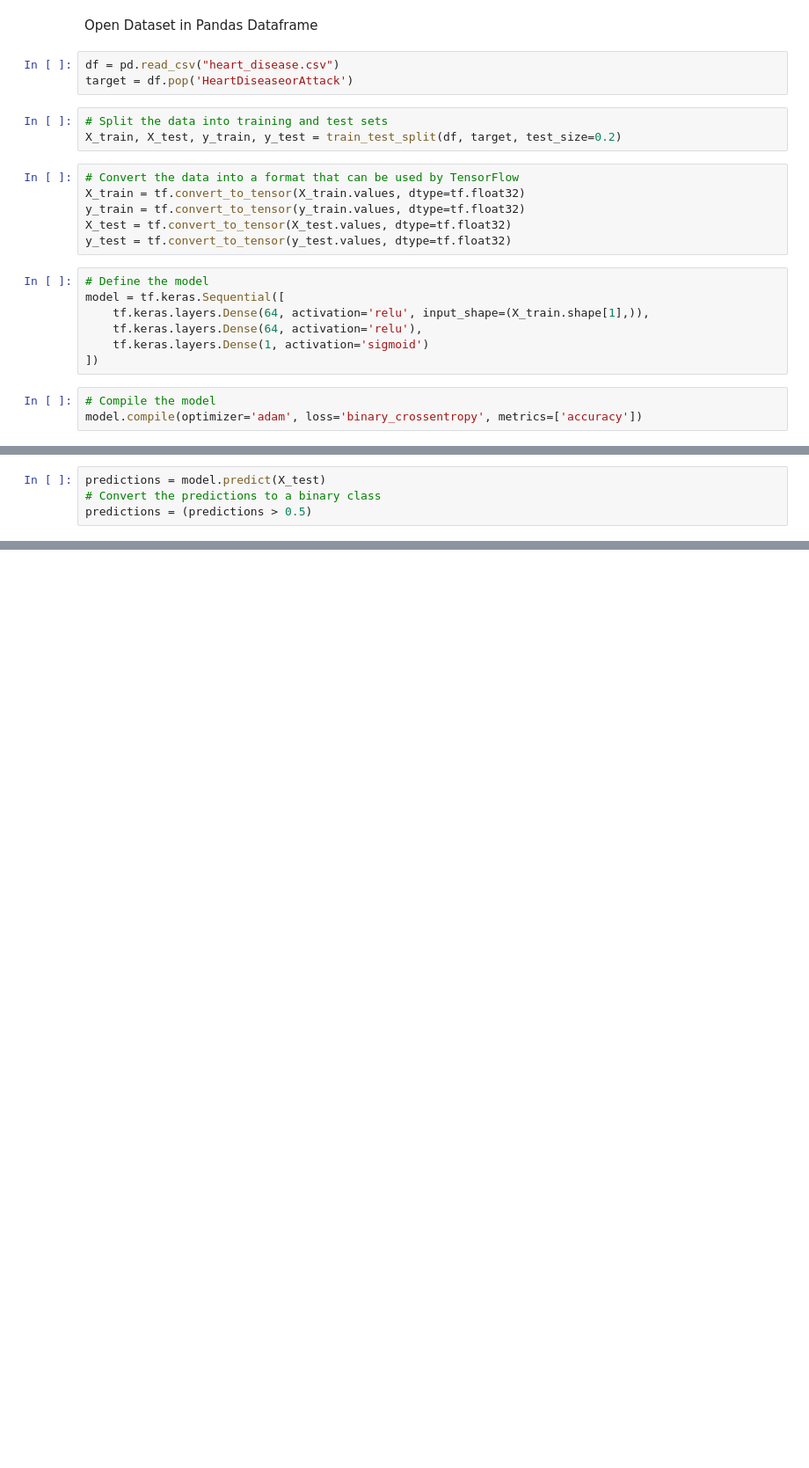
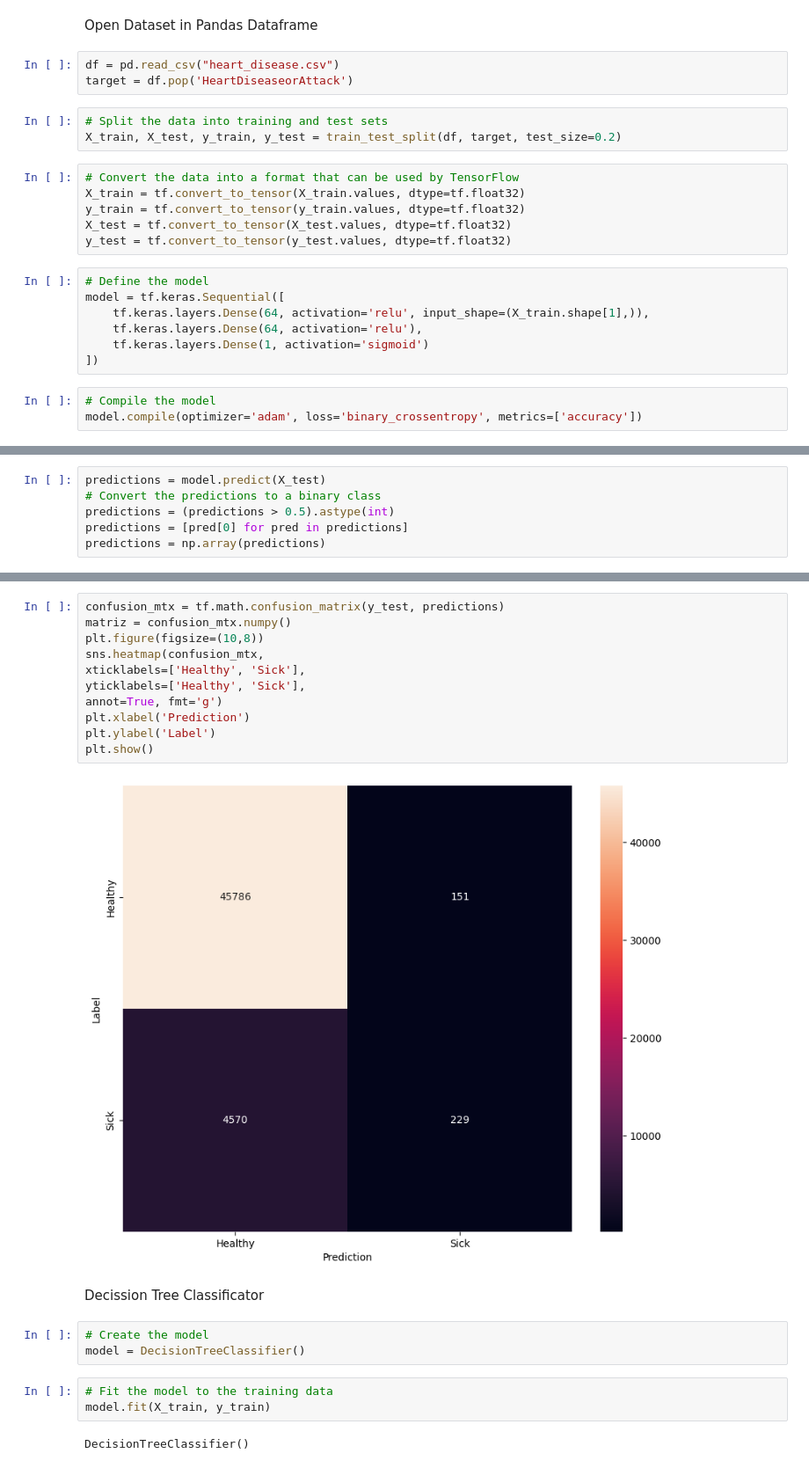
Before and after one commit to GNajeral/Data-Process-Second-Assignment-Pt2, a Jupyter notebook: second_assignment.ipynb, the cells around one changed output, grey strips where cells are left out. Shown: that part at 88% size. Saved outputs shown, nothing was run; the diff lists cells and outputs as text; blank space fills up the shorter version.

```diff
--- a/second_assignment.ipynb
+++ b/second_assignment.ipynb
@@ -62,5 +65,7 @@ Loss: 0.2425512671470642 Accuracy: 0.9070285558700562
 # %%
 predictions = model.predict(X_test)
 # Convert the predictions to a binary class
-predictions = (predictions > 0.5)
+predictions = (predictions > 0.5).astype(int)
+predictions = [pred[0] for pred in predictions]
+predictions = np.array(predictions)
 # %% [output]
@@ -70,0 +93,23 @@ matriz = confusion_mtx.numpy()
+# %%
+confusion_mtx = tf.math.confusion_matrix(y_test, predictions)
+matriz = confusion_mtx.numpy()
+plt.figure(figsize=(10,8))
+sns.heatmap(confusion_mtx,
+xticklabels=['Healthy', 'Sick'],
+yticklabels=['Healthy', 'Sick'],
+annot=True, fmt='g')
+plt.xlabel('Prediction')
+plt.ylabel('Label')
+plt.show()
+# %% [output]
+[figure, added]
+# %% [markdown]
+Decission Tree Classificator
+# %%
+# Create the model
+model = DecisionTreeClassifier()
+# %%
+# Fit the model to the training data
+model.fit(X_train, y_train)
+# %% [output]
+DecisionTreeClassifier()
```
Also changed, not shown: parts of 11 cells of this notebook, 1 other file.
